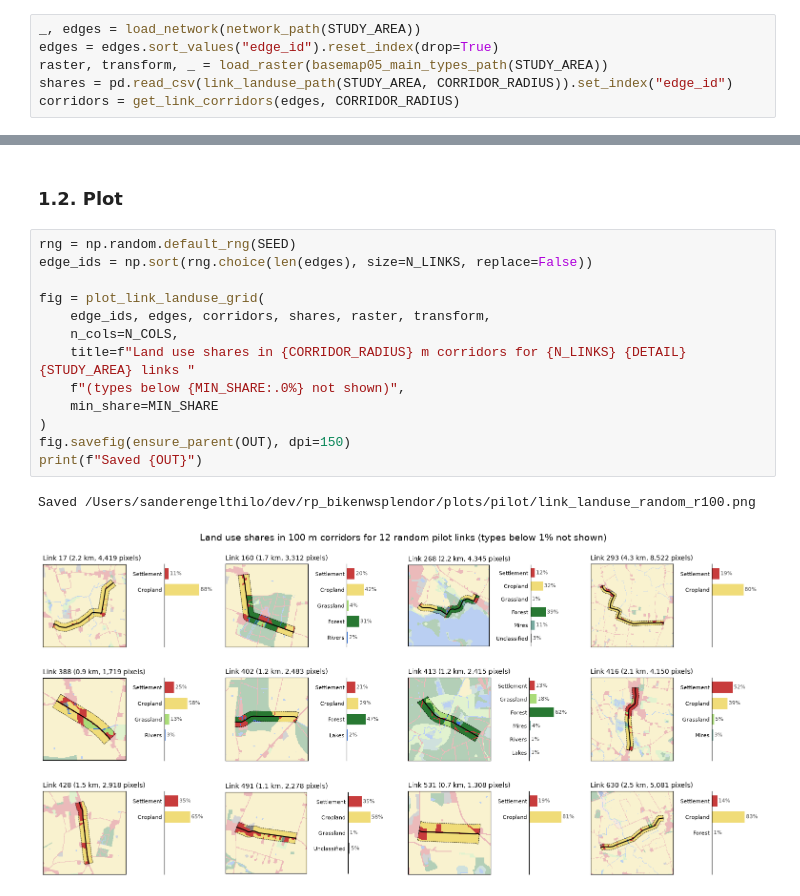
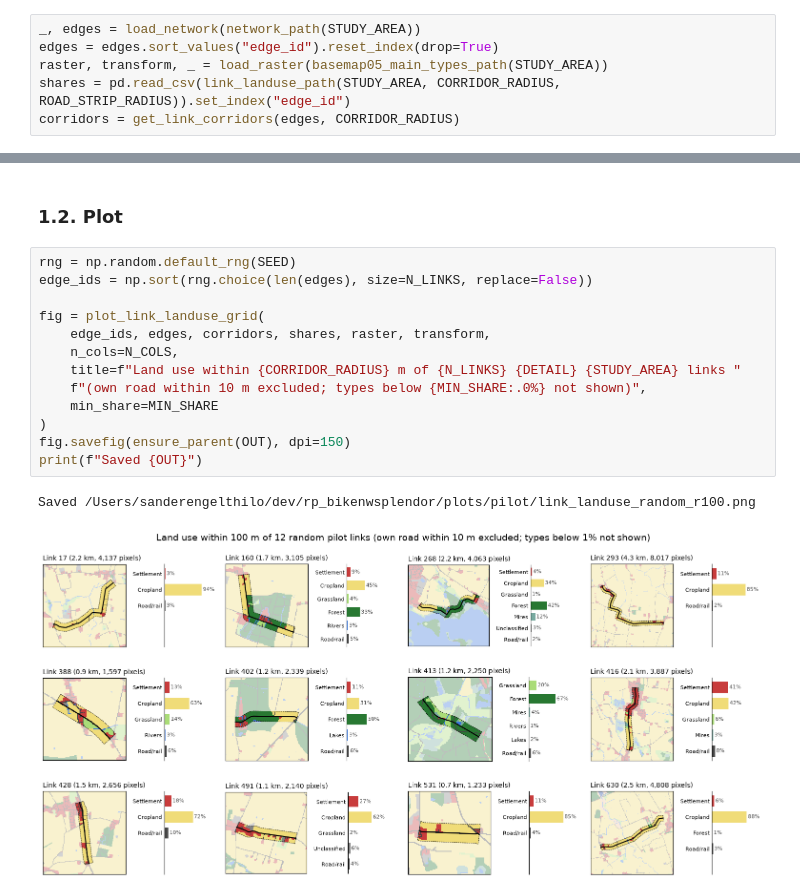
Before and after one commit to sanderengel/rp_bikenwsplendor, a Jupyter notebook: notebooks/plotting/link_landuse_grids.ipynb, the cells around one changed output, grey strips where cells are left out. Cells and saved outputs as stored; diff of their text form.

Commit message:
feat(plots): show link land use with own road excluded

```diff
--- a/notebooks/plotting/link_landuse_grids.ipynb
+++ b/notebooks/plotting/link_landuse_grids.ipynb
@@ -29,7 +29,7 @@ from splendor.paths import (
 _, edges = load_network(network_path(STUDY_AREA))
 edges = edges.sort_values("edge_id").reset_index(drop=True)
 raster, transform, _ = load_raster(basemap05_main_types_path(STUDY_AREA))
-shares = pd.read_csv(link_landuse_path(STUDY_AREA, CORRIDOR_RADIUS)).set_index("edge_id")
+shares = pd.read_csv(link_landuse_path(STUDY_AREA, CORRIDOR_RADIUS, ROAD_STRIP_RADIUS)).set_index("edge_id")
 corridors = get_link_corridors(edges, CORRIDOR_RADIUS)
 # %% [markdown]
 <br><br>
@@ -50,16 +50,16 @@ OUT = link_landuse_plot_path(STUDY_AREA, CORRIDOR_RADIUS, DETAIL)
 # %%
 rng = np.random.default_rng(SEED)
 edge_ids = np.sort(rng.choice(len(edges), size=N_LINKS, replace=False))
 
 fig = plot_link_landuse_grid(
     edge_ids, edges, corridors, shares, raster, transform,
     n_cols=N_COLS,
-    title=f"Land use shares in {CORRIDOR_RADIUS} m corridors for {N_LINKS} {DETAIL} {STUDY_AREA} links "
-    f"(types below {MIN_SHARE:.0%} not shown)",
+    title=f"Land use within {CORRIDOR_RADIUS} m of {N_LINKS} {DETAIL} {STUDY_AREA} links "
+    f"(own road within 10 m excluded; types below {MIN_SHARE:.0%} not shown)",
     min_share=MIN_SHARE
 )
 fig.savefig(ensure_parent(OUT), dpi=150)
 print(f"Saved {OUT}")
 # %% [output]
 Saved /Users/sanderengelthilo/dev/rp_bikenwsplendor/plots/pilot/link_landuse_random_r100.png
-[figure, old version]
+[figure, new version]
```
Also changed, not shown: parts of 1 cell of this notebook.
